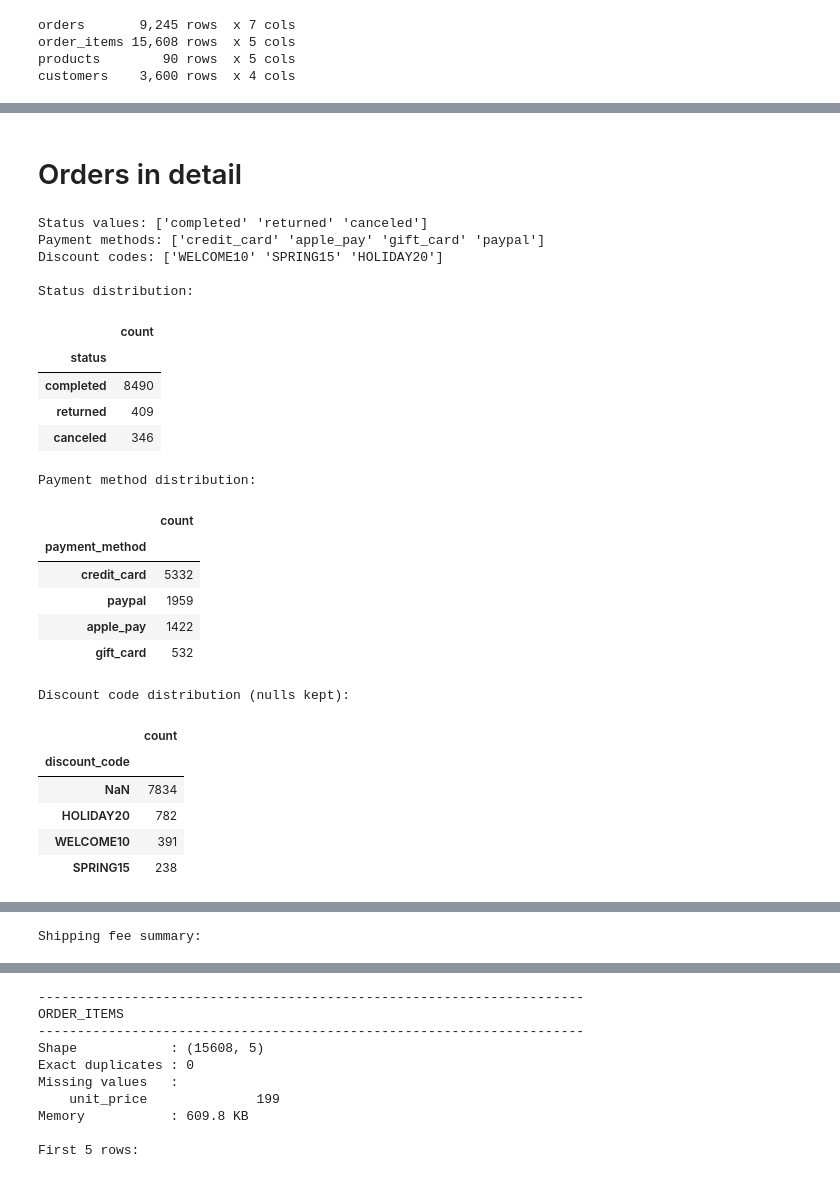
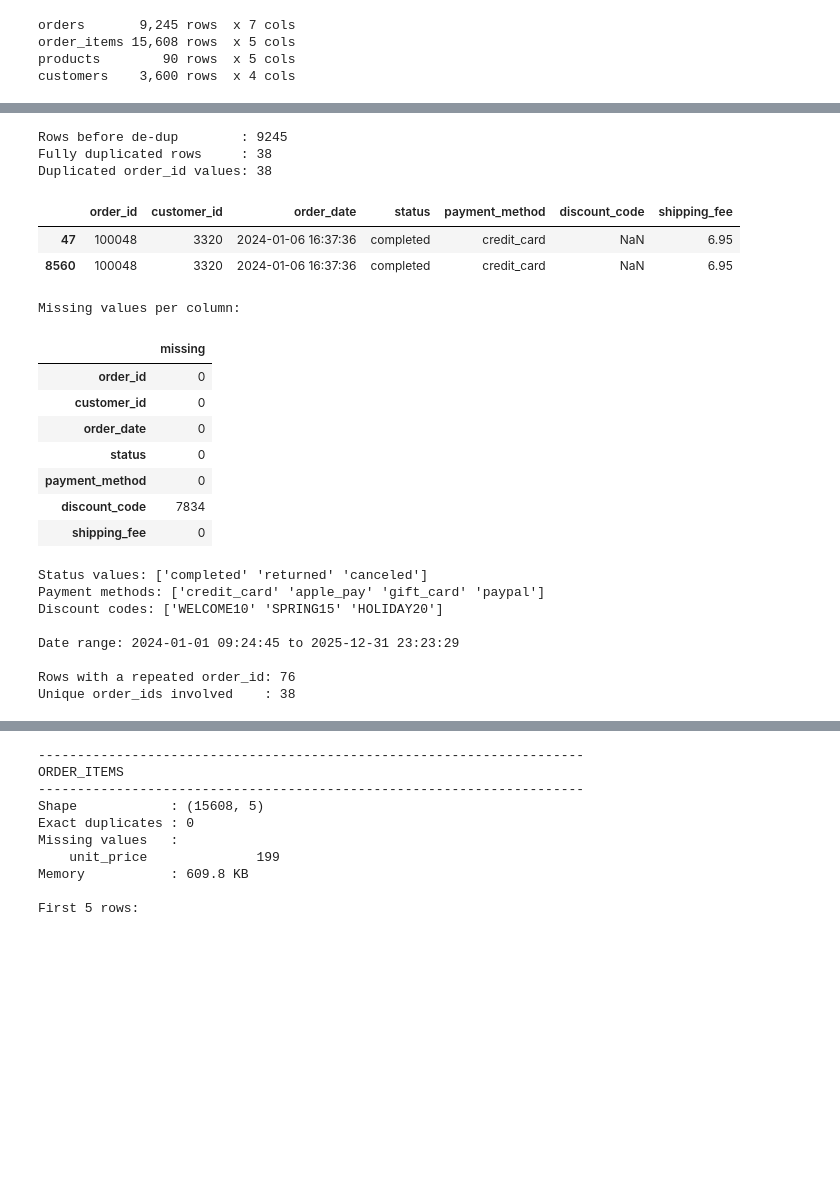
Before and after one commit to VINAY07010/Wayfair-E-commerce-Sales-Analysis, a Jupyter notebook: Notebooks/Sales_Analysis.ipynb, the cells around one changed output, grey strips where cells are left out. Cells and saved outputs as stored; diff of their text form; code cells hidden in the pictures; blank space fills up the shorter version.

```diff
--- a/Notebooks/Sales_Analysis.ipynb
+++ b/Notebooks/Sales_Analysis.ipynb
@@ -129,56 +142,48 @@ Dtypes:
 | payment_method | object |
 | discount_code | object |
 | shipping_fee | float64 |
-# %% [markdown]
-# Orders in detail
 # %%
+print("Rows before de-dup        :", len(orders))
+print("Fully duplicated rows     :", orders.duplicated().sum())
+print("Duplicated order_id values:", orders["order_id"].duplicated().sum())
+
+# Pull one duplicate pair to see what we are actually dealing with
+example_id = orders[orders.duplicated(subset=["order_id"], keep=False)]["order_id"].iloc[0]
+display(orders[orders["order_id"] == example_id])
+
+print("\nMissing values per column:")
+display(orders.isnull().sum().to_frame("missing"))
+
 print("Status values:", orders["status"].unique())
 print("Payment methods:", orders["payment_method"].unique())
 print("Discount codes:", orders["discount_code"].dropna().unique())
 
-print()
-print("Status distribution:")
-display(orders["status"].value_counts().to_frame("count"))
-
-print("Payment method distribution:")
-display(orders["payment_method"].value_counts().to_frame("count"))
-
-print("Discount code distribution (nulls kept):")
-display(orders["discount_code"].value_counts(dropna=False).to_frame("count"))
-
-print(f"Date range: {orders['order_date'].min()} to {orders['order_date'].max()}")
+print(f"\nDate range: {orders['order_date'].min()} to {orders['order_date'].max()}")
 
 dupes = orders[orders.duplicated(subset=["order_id"], keep=False)]
 print(f"\nRows with a repeated order_id: {len(dupes)}")
 print(f"Unique order_ids involved    : {dupes['order_id'].nunique()}")
-
-print("\nSample of repeated order_id rows:")
-display(dupes.sort_values("order_id").head(10))
-
-print("Shipping fee summary:")
-display(orders["shipping_fee"].describe().to_frame("shipping_fee"))
 # %% [output]
-Status values: ['completed' 'returned' 'canceled']
-Payment methods: ['credit_card' 'apple_pay' 'gift_card' 'paypal']
-Discount codes: ['WELCOME10' 'SPRING15' 'HOLIDAY20']
-
-Status distribution:
+Rows before de-dup        : 9245
+Fully duplicated rows     : 38
+Duplicated order_id values: 38
-|  | count |
-| status |  |
-| completed | 8490 |
-| returned | 409 |
-| canceled | 346 |
+|  | order_id | customer_id | order_date | status | payment_method | discount_code | shipping_fee |
+| 47 | 100048 | 3320 | 2024-01-06 16:37:36 | completed | credit_card | NaN | 6.95 |
+| 8560 | 100048 | 3320 | 2024-01-06 16:37:36 | completed | credit_card | NaN | 6.95 |
-Payment method distribution:
+Missing values per column:
-|  | count |
-| payment_method |  |
-| credit_card | 5332 |
-| paypal | 1959 |
-| apple_pay | 1422 |
-| gift_card | 532 |
+|  | missing |
+| order_id | 0 |
+| customer_id | 0 |
+| order_date | 0 |
+| status | 0 |
+| payment_method | 0 |
+| discount_code | 7834 |
+| shipping_fee | 0 |
-Discount code distribution (nulls kept):
+Status values: ['completed' 'returned' 'canceled']
+Payment methods: ['credit_card' 'apple_pay' 'gift_card' 'paypal']
+Discount codes: ['WELCOME10' 'SPRING15' 'HOLIDAY20']
+
+Date range: 2024-01-01 09:24:45 to 2025-12-31 23:23:29
+
+Rows with a repeated order_id: 76
+Unique order_ids involved    : 38
-|  | count |
-| discount_code |  |
-| NaN | 7834 |
-| HOLIDAY20 | 782 |
-| WELCOME10 | 391 |
-| SPRING15 | 238 |
@@ -202 +189,0 @@ Sample of repeated order_id rows:
-Shipping fee summary:
```
Also changed, not shown: parts of 86 cells of this notebook, 8 other files.
